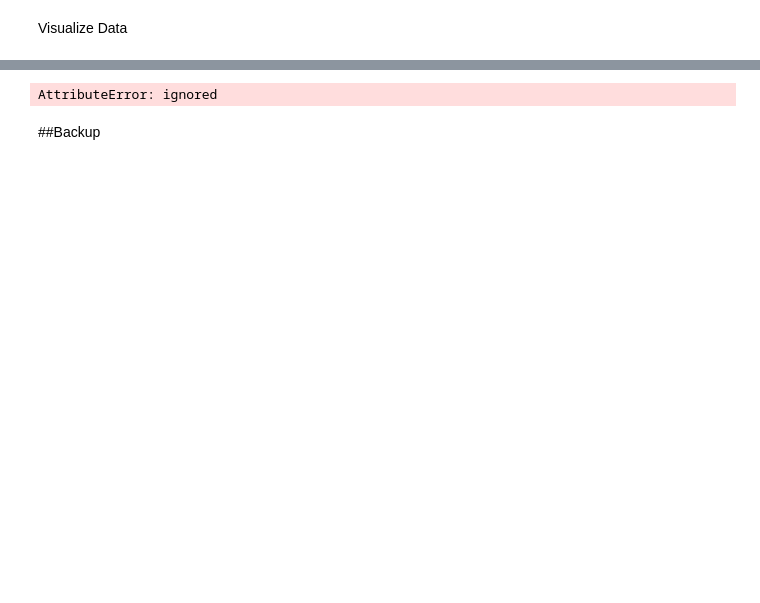
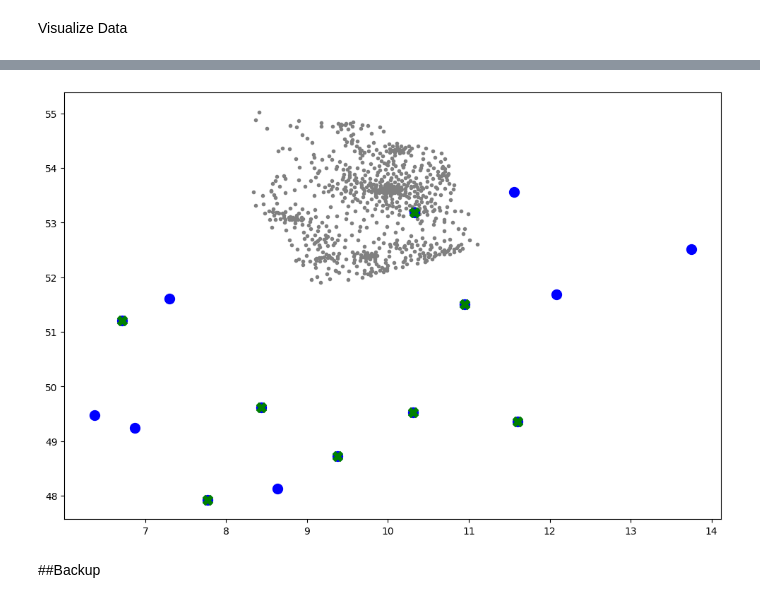
Before and after one commit to TrellixVulnTeam/rrp_simulated_annealing_P6AD, a Jupyter notebook: vehicle_routing_solver.ipynb, the cells around one changed output, grey strips where cells are left out. Cells and saved outputs as stored; diff of their text form; code cells hidden in the pictures; blank space fills up the shorter version.

```diff
--- a/vehicle_routing_solver.ipynb
+++ b/vehicle_routing_solver.ipynb
@@ -125,4 +154,4 @@ Visualize Data
 # %%
-fc.get_map(list_depots,list_plants,list_sites)
+fc.get_map(list_depots,list_plants,list_emsen_sites)
 # %% [output]
-AttributeError: ignored
+[figure, added]
```
Also changed, not shown: parts of 12 cells of this notebook.
